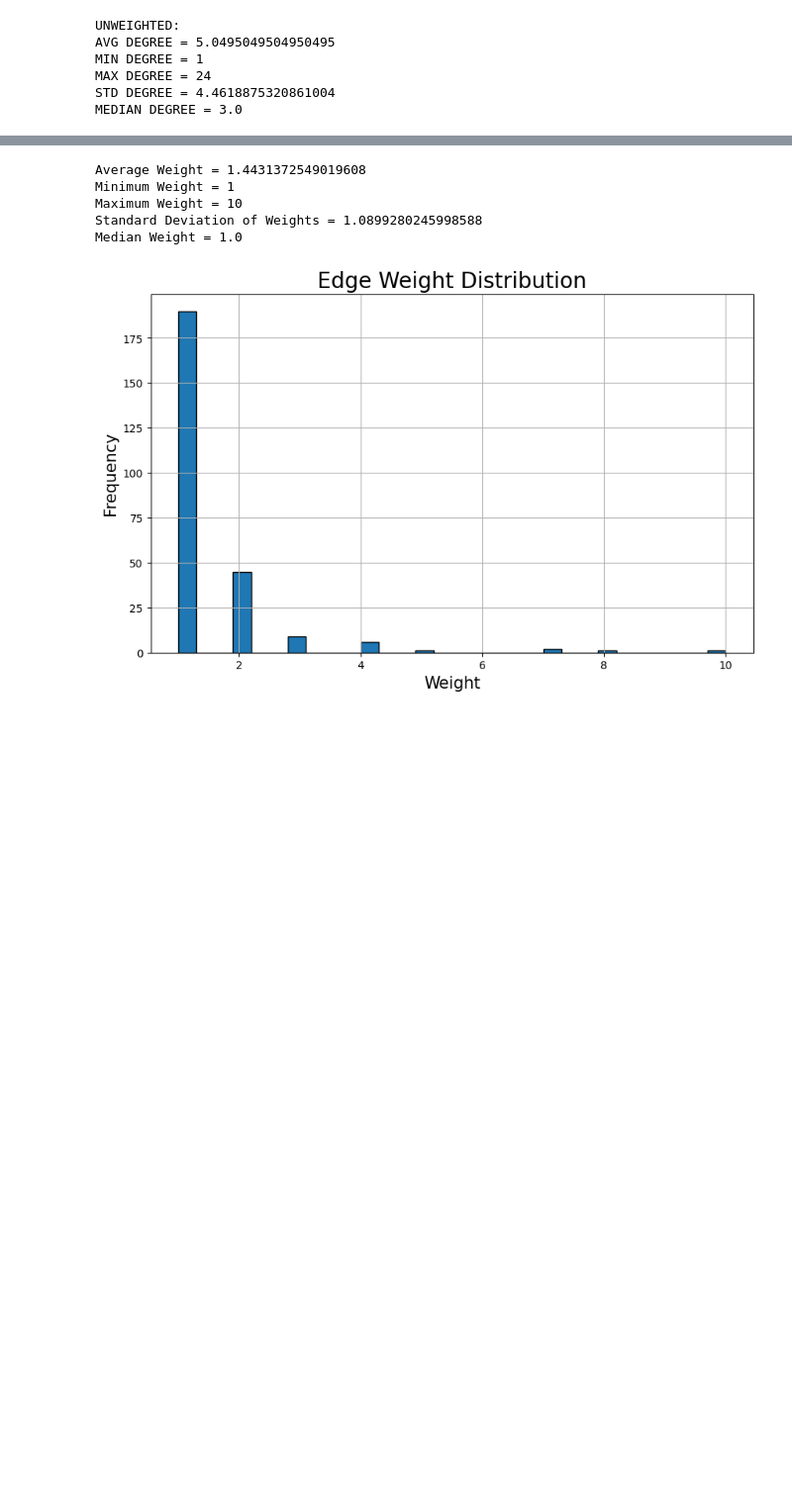
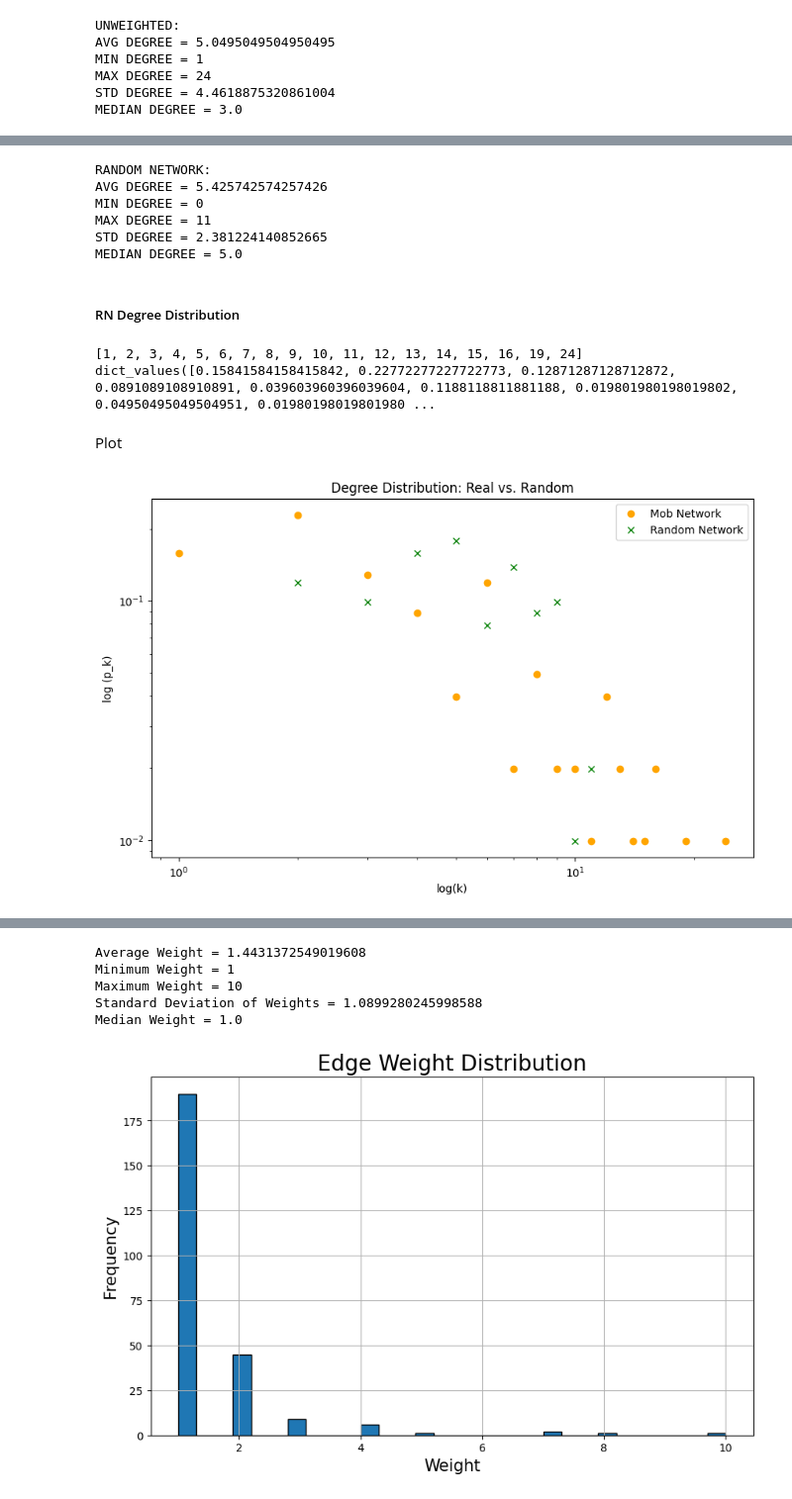
Before and after one commit to Enri98/mafia-network, a Jupyter notebook: project.ipynb, the cells around one changed output, grey strips where cells are left out. Shown at 99% size. Saved outputs shown, nothing was run; the diff lists cells and outputs as text; code cells hidden in the pictures; blank space fills up the shorter version.

```diff
--- a/project.ipynb
+++ b/project.ipynb
@@ -280,0 +298,12 @@ WEIGHTS
+# %%
+degree_count_u = {}
+degree_distribution_u = {}
+for degree in degree_list_u:
+    if degree in degree_count_u:
+        degree_count_u[degree] += 1
+    else:
+        degree_count_u[degree] = 1
+degree_count_u = dict(sorted(degree_count_u.items()))
+
+for k, n_k in degree_count_u.items():
+    degree_distribution_u.update({k: n_k/N})
@@ -280,0 +312,67 @@ WEIGHTS
+# %%
+# degree
+degree_rn = dict(random_network.degree())
+degree_rn = dict(sorted(degree_rn.items()))
+degree_list_rn = list(degree_rn.values())
+
+avg_degree_rn = np.mean(degree_list_rn)
+min_degree_rn = np.min(degree_list_rn)
+max_degree_rn = np.max(degree_list_rn)
+std_degree_rn = np.std(degree_list_rn)
+median_degree_rn = np.median(degree_list_rn)
+
+print('RANDOM NETWORK:')
+print(f'AVG DEGREE = {avg_degree_rn}')
+print(f'MIN DEGREE = {min_degree_rn}')
+print(f'MAX DEGREE = {max_degree_rn}')
+print(f'STD DEGREE = {std_degree_rn}')
+print(f'MEDIAN DEGREE = {median_degree_rn}')
+# %% [output]
+RANDOM NETWORK:
+AVG DEGREE = 5.425742574257426
+MIN DEGREE = 0
+MAX DEGREE = 11
+STD DEGREE = 2.381224140852665
+MEDIAN DEGREE = 5.0
+# %% [markdown]
+##### RN Degree Distribution
+# %%
+degree_count_rn = {}
+degree_distribution_rn = {}
+for degree in degree_list_rn:
+    if degree in degree_count_rn:
+        degree_count_rn[degree] += 1
+    else:
+        degree_count_rn[degree] = 1
+degree_count_rn = dict(sorted(degree_count_rn.items()))
+
+for k, n_k in degree_count_rn.items():
+    degree_distribution_rn.update({k: n_k/N})
+# %%
+print(list(degree_distribution_u.keys()))
+print(degree_distribution_u.values())
+# %% [output]
+[1, 2, 3, 4, 5, 6, 7, 8, 9, 10, 11, 12, 13, 14, 15, 16, 19, 24]
+dict_values([0.15841584158415842, 0.22772277227722773, 0.12871287128712872, 0.0891089108910891, 0.039603960396039604, 0.1188118811881188, 0.019801980198019802, 0.04950495049504951, 0.01980198019801980 ...
+# %% [markdown]
+Plot
+# %%
+plt.figure(figsize=(10,6))
+
+plt.loglog(degree_distribution_u.keys(),
+           degree_distribution_u.values(),
+           'o',
+           color='orange',
+           label='Mob Network')
+plt.loglog(degree_distribution_rn.keys(),
+           degree_distribution_rn.values(),
+           'x',
+           color='green',
+           label='Random Network')
+plt.ylabel('log (p_k)')
+plt.xlabel('log(k)')
+plt.legend()
+plt.title('Degree Distribution: Real vs. Random')
+plt.show()
+# %% [output]
+[figure, added]
```
Also changed, not shown: parts of 40 cells of this notebook.
